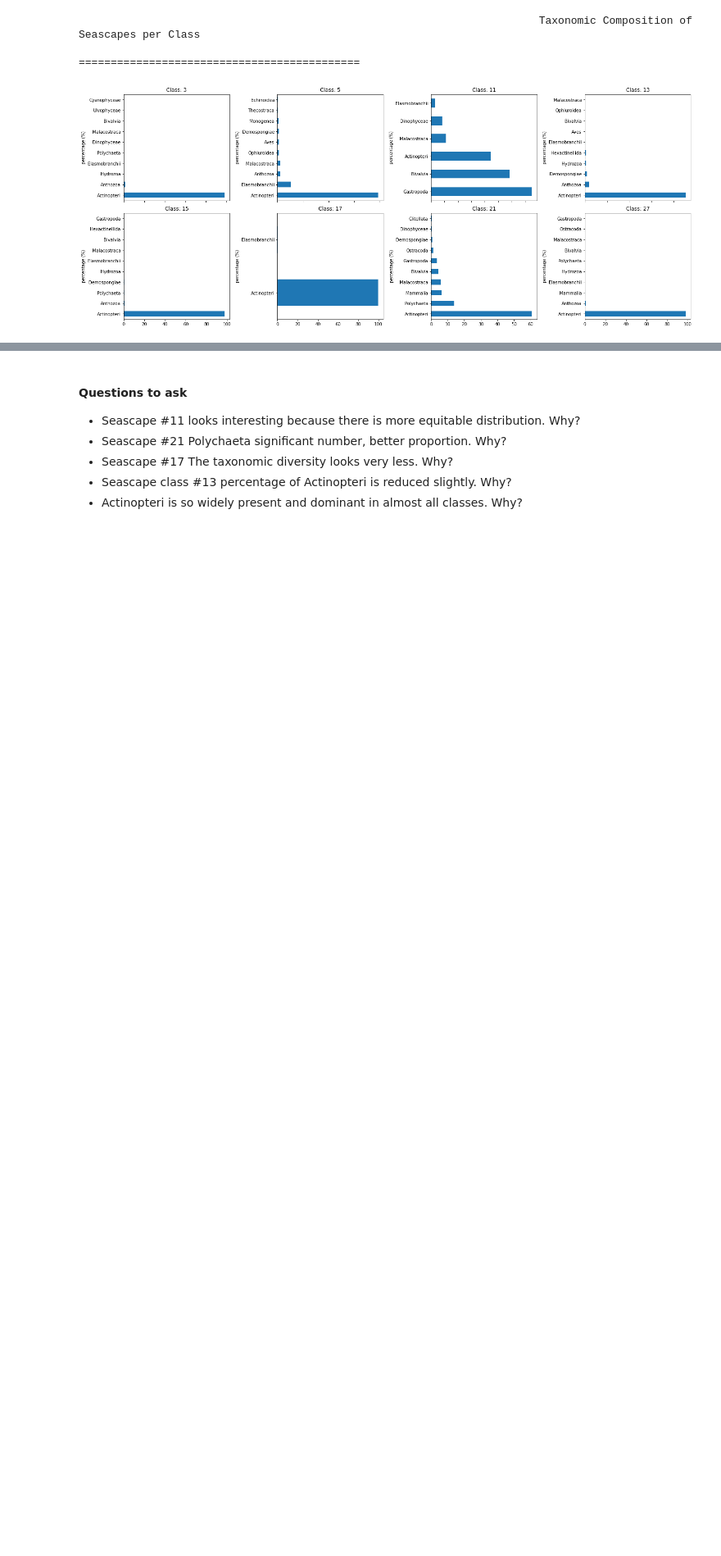
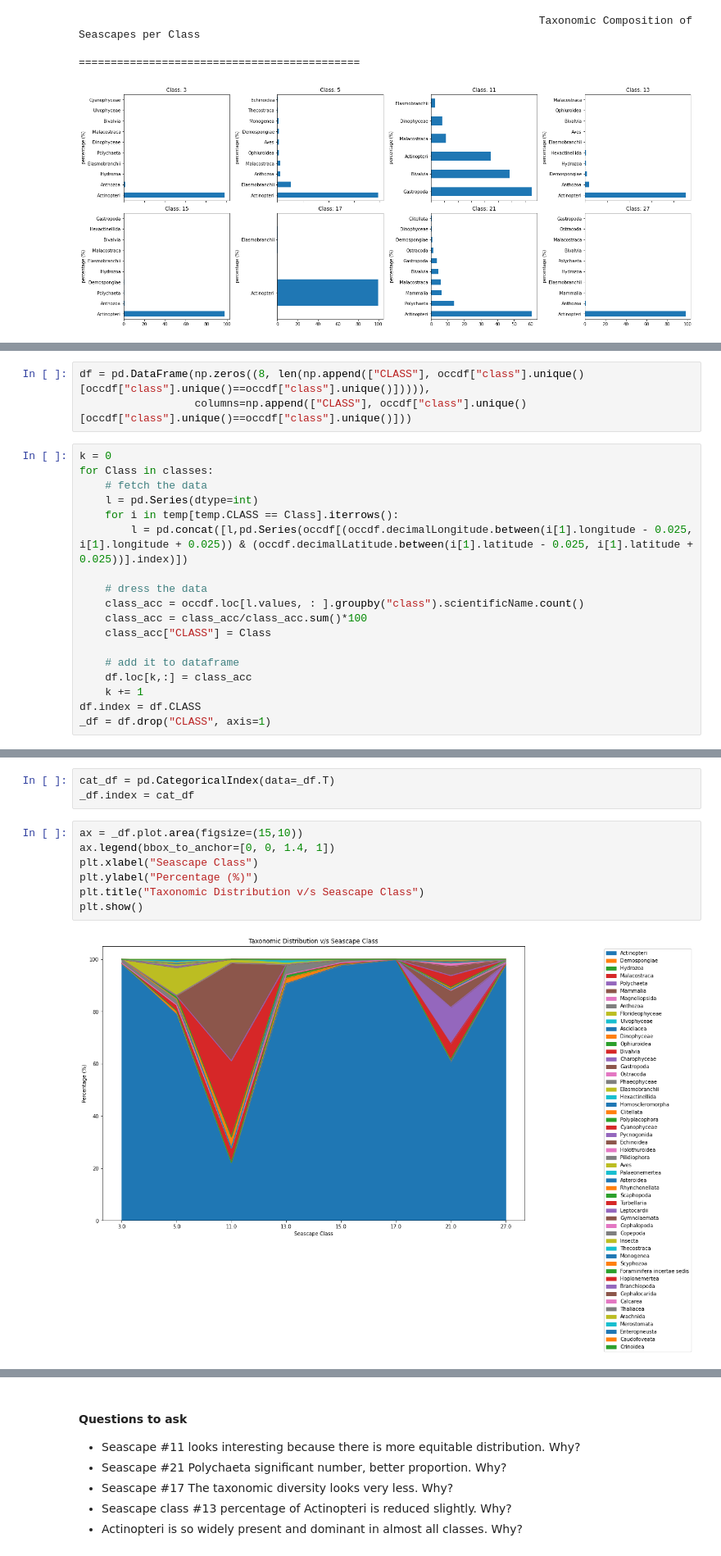
Before and after one commit to ayushanand18/obis-research, a Jupyter notebook: notebooks/characterizing-seascapes-taxanomically.ipynb, the cells around one changed output, grey strips where cells are left out. Shown at 82% size. Drawn from its saved outputs; the diff is of its cells as text; blank space fills up the shorter version.

Commit message:
stacked bar plot | characterizing_seascapes_taxanomically | Version 5

```diff
--- a/notebooks/characterizing-seascapes-taxanomically.ipynb
+++ b/notebooks/characterizing-seascapes-taxanomically.ipynb
@@ -344,0 +347,21 @@ plt.show()
+# %%
+df = pd.DataFrame(np.zeros((8, len(np.append(["CLASS"], occdf["class"].unique()[occdf["class"].unique()==occdf["class"].unique()])))),
+                  columns=np.append(["CLASS"], occdf["class"].unique()[occdf["class"].unique()==occdf["class"].unique()]))
+# %%
+k = 0
+for Class in classes:
+    # fetch the data
+    l = pd.Series(dtype=int)
+    for i in temp[temp.CLASS == Class].iterrows():
+        l = pd.concat([l,pd.Series(occdf[(occdf.decimalLongitude.between(i[1].longitude - 0.025, i[1].longitude + 0.025)) & (occdf.decimalLatitude.between(i[1].latitude - 0.025, i[1].latitude + 0.025))].index)])
+
+    # dress the data
+    class_acc = occdf.loc[l.values, : ].groupby("class").scientificName.count()
+    class_acc = class_acc/class_acc.sum()*100
+    class_acc["CLASS"] = Class
+
+    # add it to dataframe
+    df.loc[k,:] = class_acc
+    k += 1
+df.index = df.CLASS
+_df = df.drop("CLASS", axis=1)
@@ -344,0 +388,12 @@ plt.show()
+# %%
+cat_df = pd.CategoricalIndex(data=_df.T)
+_df.index = cat_df
+# %%
+ax = _df.plot.area(figsize=(15,10))
+ax.legend(bbox_to_anchor=[0, 0, 1.4, 1])
+plt.xlabel("Seascape Class")
+plt.ylabel("Percentage (%)")
+plt.title("Taxonomic Distribution v/s Seascape Class")
+plt.show()
+# %% [output]
+[figure, added]
```
Also changed, not shown: parts of 9 cells of this notebook.
